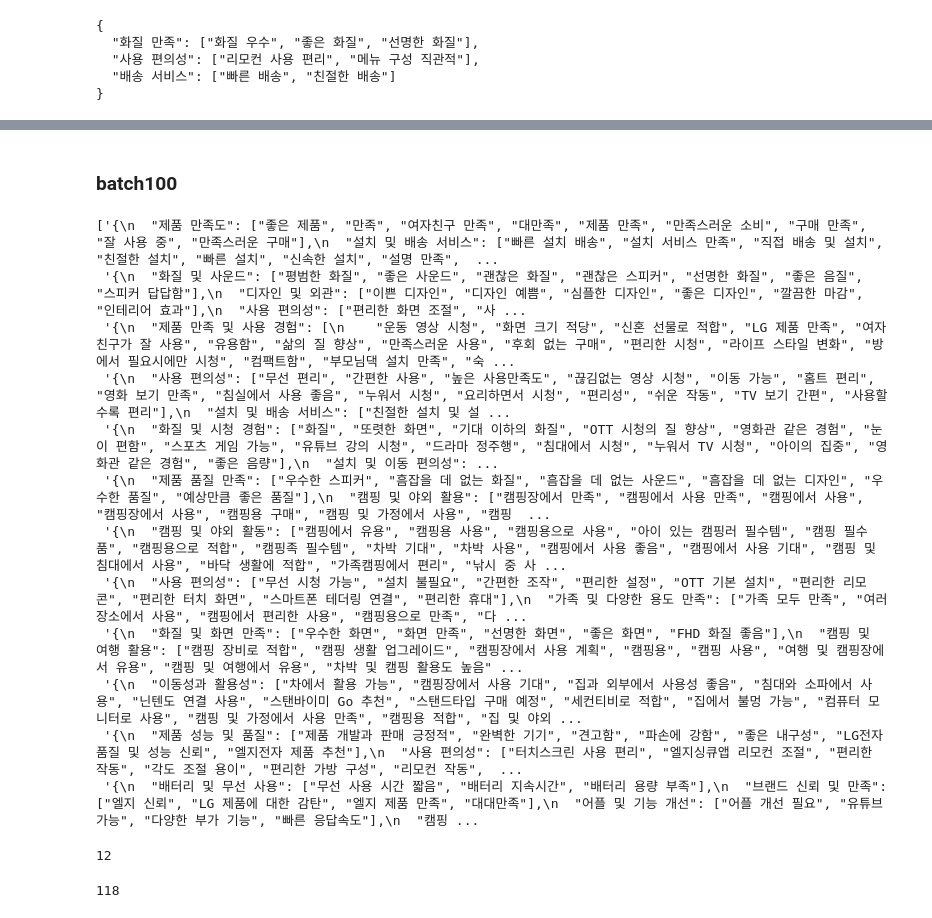
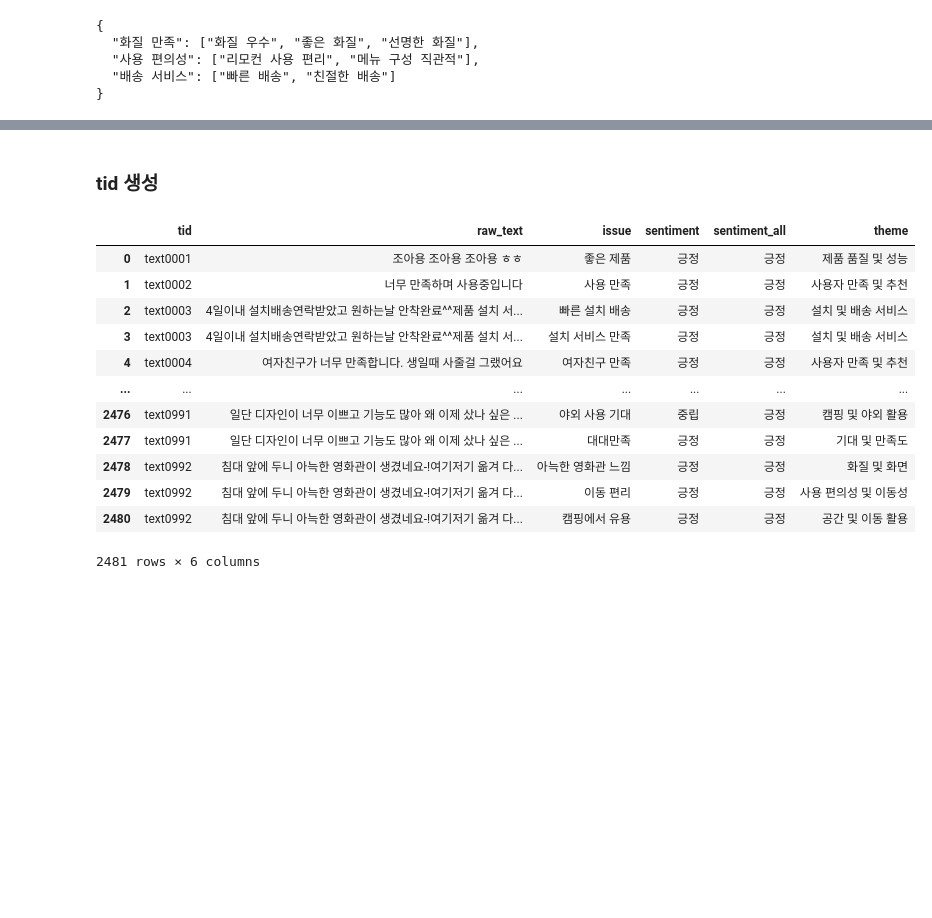
Before and after one commit to ohr-ds/LLM_summary, a Jupyter notebook: m01_gpt_senti.ipynb, the cells around one changed output, grey strips where cells are left out. Cells and saved outputs as stored; diff of their text form; code cells hidden in the pictures; blank space fills up the shorter version.

```diff
--- a/m01_gpt_senti.ipynb
+++ b/m01_gpt_senti.ipynb
@@ -564 +394,27 @@ result_test.to_pickle('result/제공_네이버쇼핑리뷰_batch50_감성테마.
+# %% [markdown]
+### tid 생성
+# %%
+# "raw_text" 값에 따른 고유 번호 생성 (0부터 시작).
+unique_ids, _ = pd.factorize(result_s2['raw_text']) # 인덱스만 사용하므로 두 번째 반환값은 무시
+
+# "tid" 값 생성 (0001, 0002 형태로 고유 번호 할당)
+result_s2['tid'] = ['text' + str(i+1).zfill(4) for i in unique_ids]
+
+# "tid" 컬럼을 "raw_text" 앞에 삽입
+result_s2 = result_s2[['tid'] + [col for col in result_s2.columns if col != 'tid']]
+result_s2
+# %% [output]
+|  | tid | raw_text | issue | sentiment | sentiment_all | theme |
+| 0 | text0001 | 조아용 조아용 조아용 ㅎㅎ | 좋은 제품 | 긍정 | 긍정 | 제품 품질 및 성능 |
+| 1 | text0002 | 너무 만족하며 사용중입니다 | 사용 만족 | 긍정 | 긍정 | 사용자 만족 및 추천 |
+| 2 | text0003 | 4일이내 설치배송연락받았고 원하는날 안착완료^^제품 설치 서... | 빠른 설치 배송 | 긍정 | 긍정 | 설치 및 배송 서비스 |
+| 3 | text0003 | 4일이내 설치배송연락받았고 원하는날 안착완료^^제품 설치 서... | 설치 서비스 만족 | 긍정 | 긍정 | 설치 및 배송 서비스 |
+| 4 | text0004 | 여자친구가 너무 만족합니다. 생일때 사줄걸 그랬어요 | 여자친구 만족 | 긍정 | 긍정 | 사용자 만족 및 추천 |
+| ... | ... | ... | ... | ... | ... | ... |
+| 2476 | text0991 | 일단 디자인이 너무 이쁘고 기능도 많아 왜 이제 샀나 싶은 ... | 야외 사용 기대 | 중립 | 긍정 | 캠핑 및 야외 활용 |
+| 2477 | text0991 | 일단 디자인이 너무 이쁘고 기능도 많아 왜 이제 샀나 싶은 ... | 대대만족 | 긍정 | 긍정 | 기대 및 만족도 |
+| 2478 | text0992 | 침대 앞에 두니 아늑한 영화관이 생겼네요-!여기저기 옮겨 다... | 아늑한 영화관 느낌 | 긍정 | 긍정 | 화질 및 화면 |
+| 2479 | text0992 | 침대 앞에 두니 아늑한 영화관이 생겼네요-!여기저기 옮겨 다... | 이동 편리 | 긍정 | 긍정 | 사용 편의성 및 이동성 |
+| 2480 | text0992 | 침대 앞에 두니 아늑한 영화관이 생겼네요-!여기저기 옮겨 다... | 캠핑에서 유용 | 긍정 | 긍정 | 공간 및 이동 활용 |
+2481 rows × 6 columns
 # %%
@@ -566,34 +422,0 @@ result_test.to_excel('result/제공_네이버쇼핑
-# %% [markdown]
-### batch100
-# %%
-# 유니크한 이슈들을 GPT API로 분류
-themes_100 = []
-batch_size = 100  # 한번에 너무 많은 데이터를 보내지 않기 위해 배치 처리
-for i in range(0, len(unique_issues), batch_size):
-    batch_issues = unique_issues[i:i+batch_size]
-    themes_100.append(classify_issues(', '.join(batch_issues)))
-
-themes_100
-# %% [output]
-['{\n  "제품 만족도": ["좋은 제품", "만족", "여자친구 만족", "대만족", "제품 만족", "만족스러운 소비", "구매 만족", "잘 사용 중", "만족스러운 구매"],\n  "설치 및 배송 서비스": ["빠른 설치 배송", "설치 서비스 만족", "직접 배송 및 설치", "친절한 설치", "빠른 설치", "신속한 설치", "설명 만족",  ...
- '{\n  "화질 및 사운드": ["평범한 화질", "좋은 사운드", "괜찮은 화질", "괜찮은 스피커", "선명한 화질", "좋은 음질", "스피커 답답함"],\n  "디자인 및 외관": ["이쁜 디자인", "디자인 예쁨", "심플한 디자인", "좋은 디자인", "깔끔한 마감", "인테리어 효과"],\n  "사용 편의성": ["편리한 화면 조절", "사 ...
- '{\n  "제품 만족 및 사용 경험": [\n    "운동 영상 시청", "화면 크기 적당", "신혼 선물로 적합", "LG 제품 만족", "여자친구가 잘 사용", "유용함", "삶의 질 향상", "만족스러운 사용", "후회 없는 구매", "편리한 시청", "라이프 스타일 변화", "방에서 필요시에만 시청", "컴팩트함", "부모님댁 설치 만족", "숙 ...
- '{\n  "사용 편의성": ["무선 편리", "간편한 사용", "높은 사용만족도", "끊김없는 영상 시청", "이동 가능", "홈트 편리", "영화 보기 만족", "침실에서 사용 좋음", "누워서 시청", "요리하면서 시청", "편리성", "쉬운 작동", "TV 보기 간편", "사용할수록 편리"],\n  "설치 및 배송 서비스": ["친절한 설치 및 설 ...
- '{\n  "화질 및 시청 경험": ["화질", "또렷한 화면", "기대 이하의 화질", "OTT 시청의 질 향상", "영화관 같은 경험", "눈이 편함", "스포츠 게임 가능", "유튜브 강의 시청", "드라마 정주행", "침대에서 시청", "누워서 TV 시청", "아이의 집중", "영화관 같은 경험", "좋은 음량"],\n  "설치 및 이동 편의성": ...
- '{\n  "제품 품질 만족": ["우수한 스피커", "흠잡을 데 없는 화질", "흠잡을 데 없는 사운드", "흠잡을 데 없는 디자인", "우수한 품질", "예상만큼 좋은 품질"],\n  "캠핑 및 야외 활용": ["캠핑장에서 만족", "캠핑에서 사용 만족", "캠핑에서 사용", "캠핑장에서 사용", "캠핑용 구매", "캠핑 및 가정에서 사용", "캠핑  ...
- '{\n  "캠핑 및 야외 활동": ["캠핑에서 유용", "캠핑용 사용", "캠핑용으로 사용", "아이 있는 캠핑러 필수템", "캠핑 필수품", "캠핑용으로 적합", "캠핑족 필수템", "차박 기대", "차박 사용", "캠핑에서 사용 좋음", "캠핑에서 사용 기대", "캠핑 및 침대에서 사용", "바닥 생활에 적합", "가족캠핑에서 편리", "낚시 중 사 ...
- '{\n  "사용 편의성": ["무선 시청 가능", "설치 불필요", "간편한 조작", "편리한 설정", "OTT 기본 설치", "편리한 리모콘", "편리한 터치 화면", "스마트폰 테더링 연결", "편리한 휴대"],\n  "가족 및 다양한 용도 만족": ["가족 모두 만족", "여러 장소에서 사용", "캠핑에서 편리한 사용", "캠핑용으로 만족", "다 ...
- '{\n  "화질 및 화면 만족": ["우수한 화면", "화면 만족", "선명한 화면", "좋은 화면", "FHD 화질 좋음"],\n  "캠핑 및 여행 활용": ["캠핑 장비로 적합", "캠핑 생활 업그레이드", "캠핑장에서 사용 계획", "캠핑용", "캠핑 사용", "여행 및 캠핑장에서 유용", "캠핑 및 여행에서 유용", "차박 및 캠핑 활용도 높음" ...
- '{\n  "이동성과 활용성": ["차에서 활용 가능", "캠핑장에서 사용 기대", "집과 외부에서 사용성 좋음", "침대와 소파에서 사용", "닌텐도 연결 사용", "스탠바이미 Go 추천", "스탠드타입 구매 예정", "세컨티비로 적합", "집에서 불멍 가능", "컴퓨터 모니터로 사용", "캠핑 및 가정에서 사용 만족", "캠핑용 적합", "집 및 야외 ...
- '{\n  "제품 성능 및 품질": ["제품 개발과 판매 긍정적", "완벽한 기기", "견고함", "파손에 강함", "좋은 내구성", "LG전자 품질 및 성능 신뢰", "엘지전자 제품 추천"],\n  "사용 편의성": ["터치스크린 사용 편리", "엘지싱큐앱 리모컨 조절", "편리한 작동", "각도 조절 용이", "편리한 가방 구성", "리모컨 작동",  ...
- '{\n  "배터리 및 무선 사용": ["무선 사용 시간 짧음", "배터리 지속시간", "배터리 용량 부족"],\n  "브랜드 신뢰 및 만족": ["엘지 신뢰", "LG 제품에 대한 감탄", "엘지 제품 만족", "대대만족"],\n  "어플 및 기능 개선": ["어플 개선 필요", "유튜브 가능", "다양한 부가 기능", "빠른 응답속도"],\n  "캠핑 ...
-# %%
-len(themes_100)
-# %% [output]
-12
-# %%
-# 각 theme의 key를 추출하여 총 길이를 계산
-total_keys_length = sum(len(json.loads(theme).keys()) for theme in themes_100)
-total_keys_length
-# %% [output]
-118
```
Also changed, not shown: parts of 64 cells of this notebook, 22 other files.
